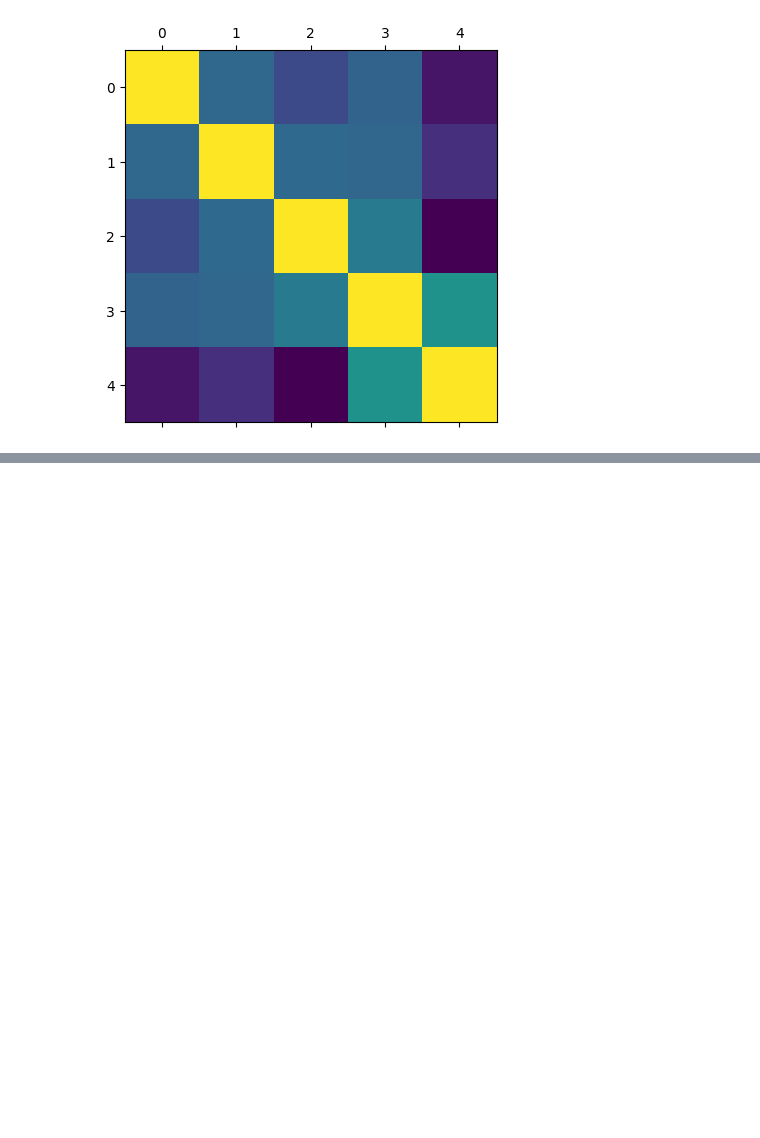
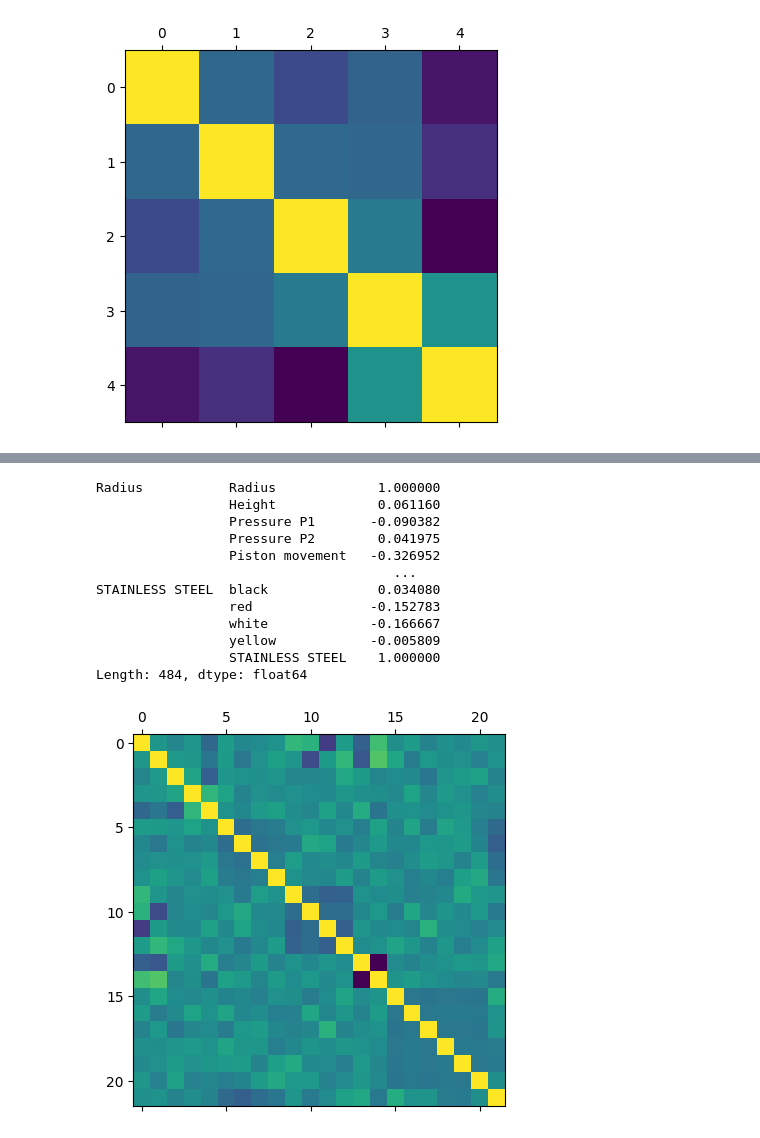
Before and after one commit to venkatgmrit05/python_challenges, a Jupyter notebook: nexera/Problems/Problems/queston2.ipynb, the cells around one changed output, grey strips where cells are left out. Cells and saved outputs as stored; diff of their text form; code cells hidden in the pictures; blank space fills up the shorter version.

```diff
--- a/nexera/Problems/Problems/queston2.ipynb
+++ b/nexera/Problems/Problems/queston2.ipynb
@@ -84,0 +77,33 @@ df3
+# %%
+def ismatch(x,str_):
+    return 1 if x==str_ else 0
+# %%
+# df0['SS'] = df['Material'].apply(ismatch,args={'STAINLESS STEEL'})
+# df0['ALUMINUM'] = df['Material'].apply(ismatch,args={'ALUMINUM'})
+# df0['POLYSTYRENE'] = df['Material'].apply(ismatch,args={'POLYSTYRENE'})
+# df0['PAPER'] = df['Material'].apply(ismatch,args={'PAPER'})
+# df0['OAK'] = df['Material'].apply(ismatch,args={'OAK'})
+# df0['CONE'] = df['Shape'].apply(ismatch,args={'CONE'})
+# df0['SPHERE'] = df['Shape'].apply(ismatch,args={'SPHERE'})
+# df0['CUBE'] = df['Shape'].apply(ismatch,args={'CUBE'})
+# df0['CYLINDER'] = df['Shape'].apply(ismatch,args={'CYLINDER'})
+# df0['IMP'] = df['Units (Imperial/Metric)'].apply(ismatch,args={'I'})
+# df0['MET'] = df['Units (Imperial/Metric)'].apply(ismatch,args={'M'})
+
+
+
+df0['IMP'] = df['Units (Imperial/Metric)'].apply(ismatch,args={'I'})
+df0['MET'] = df['Units (Imperial/Metric)'].apply(ismatch,args={'M'})
+for s in materials:
+    s = s.upper()
+    df0[s] = df0['Material'].apply(ismatch,args={s})
+
+
+
+for s in shapes:
+    s = s.upper()
+    df0[s] = df0['Shape'].apply(ismatch,args={s})
+
+for col in colours:
+    # col = col
+    df0[col] = df0['Color'].apply(ismatch,args={col})
@@ -84,0 +119,6 @@ df3
+# %%
+df00 = df0[['Radius', 'Height','Pressure P1', 'Pressure P2',
+       'Piston movement','ALUMINUM', 'POLYSTYRENE', 'PAPER', 'OAK',
+       'CONE', 'SPHERE', 'CUBE', 'CYLINDER', 'IMP', 'MET', 'orange', 'blue',
+       'black', 'red', 'white', 'yellow', 'STAINLESS STEEL']]
+df0
@@ -84,0 +139,17 @@ df3
+# %%
+corr = plt.matshow(df00.corr())
+corr_pairs = df00.corr().unstack()
+# %% [output]
+Radius           Radius             1.000000
+                 Height             0.061160
+                 Pressure P1       -0.090382
+                 Pressure P2        0.041975
+                 Piston movement   -0.326952
+                                      ...
+STAINLESS STEEL  black              0.034080
+                 red               -0.152783
+                 white             -0.166667
+                 yellow            -0.005809
+                 STAINLESS STEEL    1.000000
+Length: 484, dtype: float64
+[figure, added]
```
Also changed, not shown: parts of 19 cells of this notebook.
